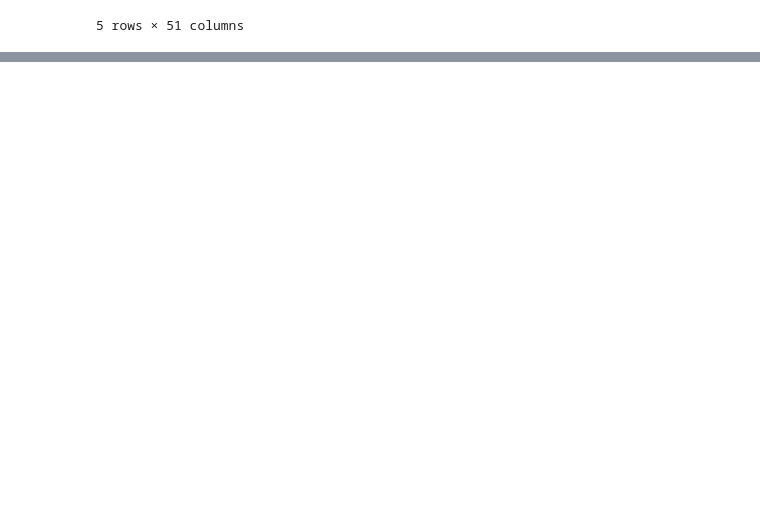
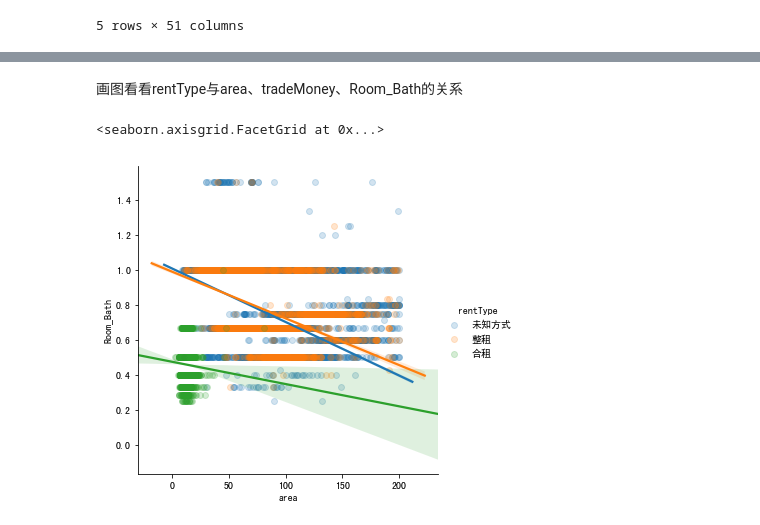
Before and after one commit to Jiachengciel/Futurelab-2019-House-Rent-Forecast, a Jupyter notebook: 2. Feature Engineering and Selection.ipynb, the cells around one changed output, grey strips where cells are left out. Cells and saved outputs as stored; diff of their text form; code cells hidden in the pictures; blank space fills up the shorter version.

```diff
--- a/2. Feature Engineering and Selection.ipynb
+++ b/2. Feature Engineering and Selection.ipynb
@@ -187,0 +202,4 @@ data_train.head()
+# %%
+# 数据载入
+train = data_train.copy()
+test = data_test.copy()
@@ -187,0 +209,6 @@ data_train.head()
+# %%
+train['Room'] = train['houseType'].apply(lambda x: x.split('室')[0]).astype('int')
+train['Hall'] = train['houseType'].apply(lambda x: x.split('室')[1].split('厅')[0]).astype('int')
+train['Bath'] = train['houseType'].apply(lambda x: x.split("室")[1].split("厅")[1].split("卫")[0]).astype('int')
+train['Room_Bath'] = (train['Bath']+1) / (train['Room']+1)
+train.head()
@@ -187,0 +223,7 @@ data_train.head()
+# %% [markdown]
+画图看看rentType与area、tradeMoney、Room_Bath的关系
+# %%
+sns.lmplot('area', 'Room_Bath', data=train, hue='rentType', scatter_kws={'alpha':0.2})
+# %% [output]
+<seaborn.axisgrid.FacetGrid at 0x...>
+[figure, added]
```
Also changed, not shown: parts of 46 cells of this notebook.
